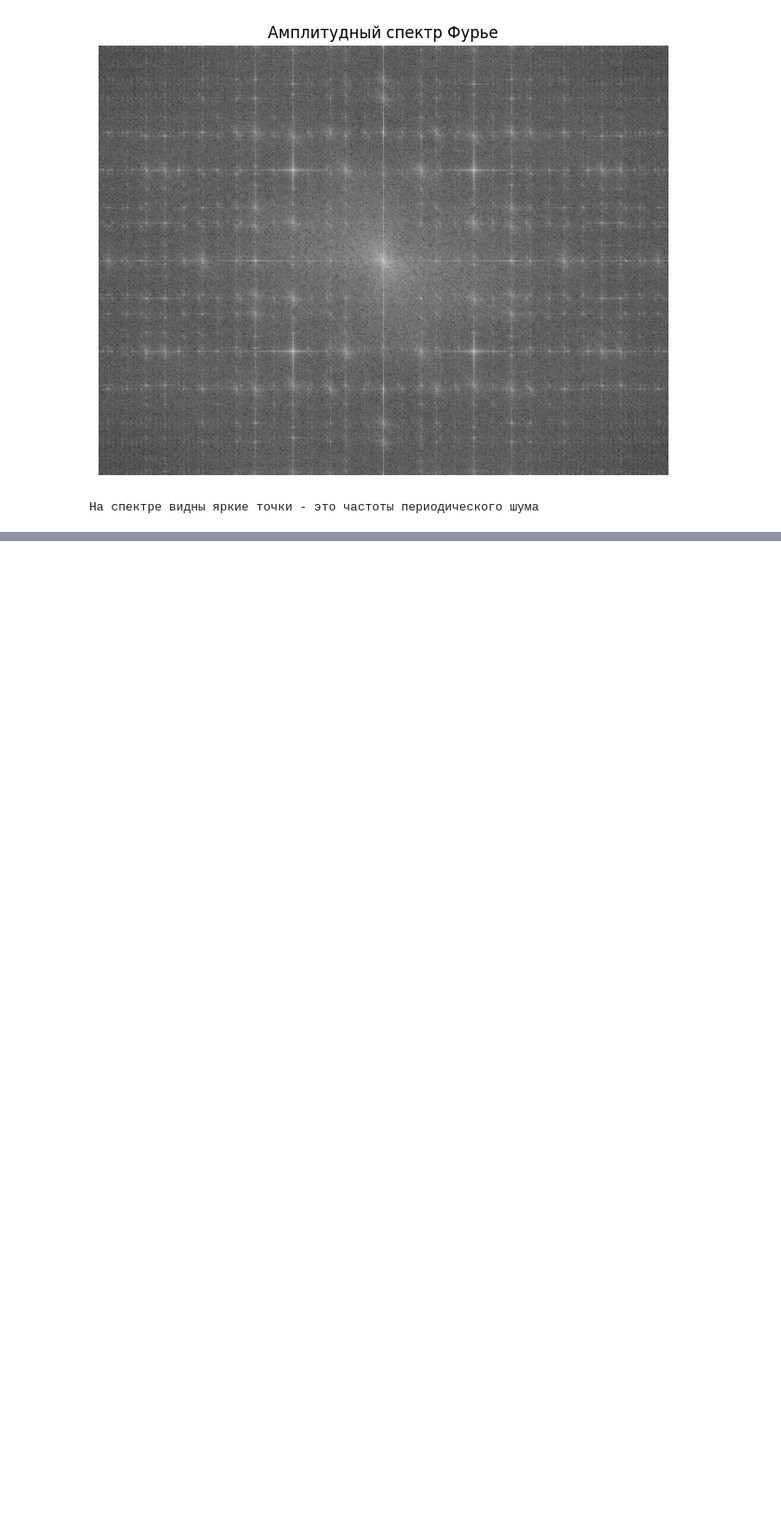
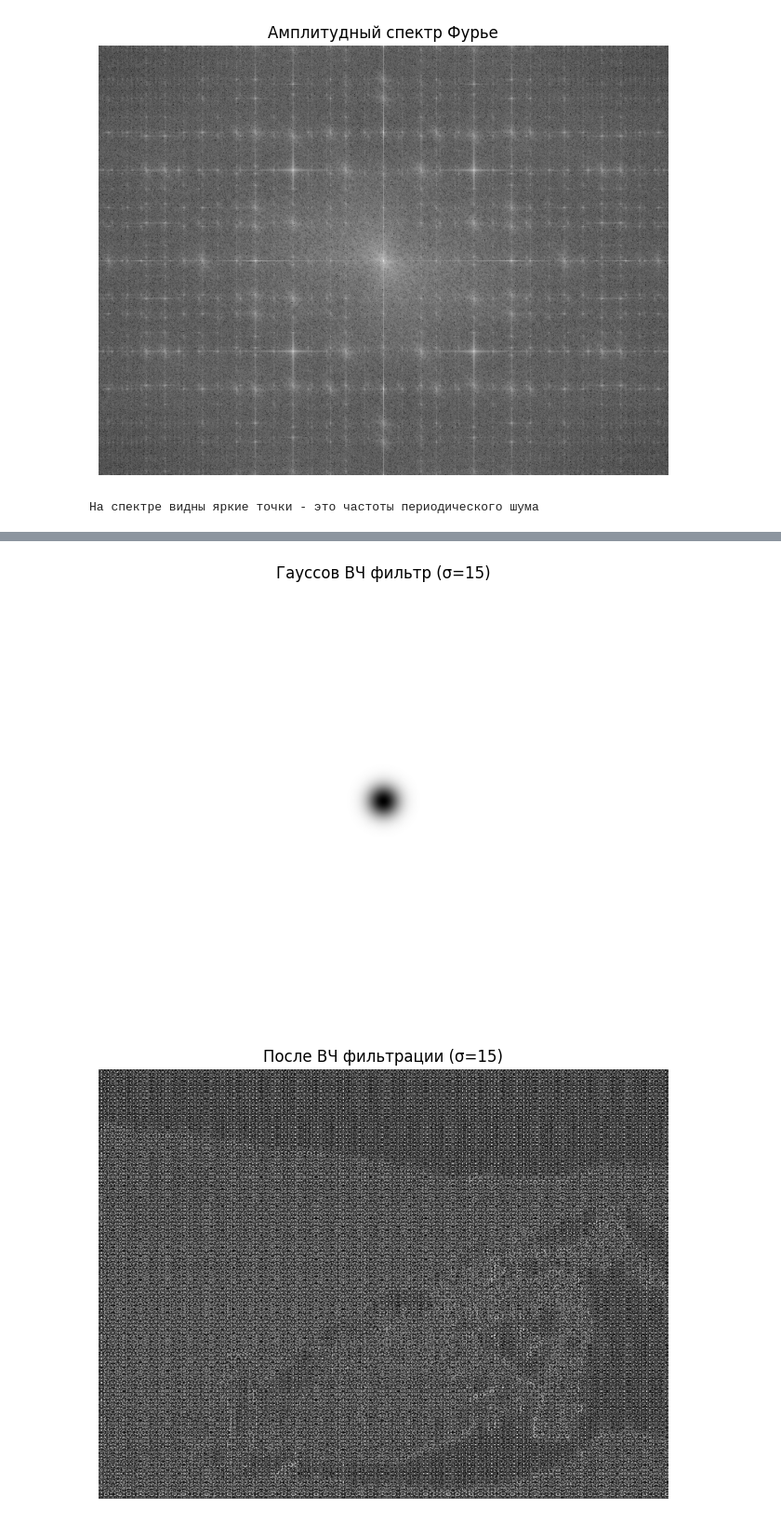
Before and after one commit to bizi2/image-processing, a Jupyter notebook: dz5/de_ip_5.ipynb, the cells around one changed output, grey strips where cells are left out. Shown at 93% size. Drawn from its saved outputs; the diff is of its cells as text; code cells hidden in the pictures; blank space fills up the shorter version.

```diff
--- a/dz5/de_ip_5.ipynb
+++ b/dz5/de_ip_5.ipynb
@@ -195,0 +142,27 @@ plt.show()
+# %%
+
+sigma = 15
+highpass_filter_15 = gaussian_highpass_filter(img.shape, sigma=sigma)
+
+plt.figure(figsize=(8, 6))
+plt.imshow(highpass_filter_15, cmap='gray')
+plt.title(f'Гауссов ВЧ фильтр (σ={sigma})')
+plt.axis('off')
+plt.show()
+
+
+f = np.fft.fft2(img)
+fshift = np.fft.fftshift(f)
+fshift_highpass = fshift * highpass_filter_15
+f_ishift_highpass = np.fft.ifftshift(fshift_highpass)
+img_highpass_15 = np.fft.ifft2(f_ishift_highpass)
+img_highpass_15 = np.abs(img_highpass_15)
+
+plt.figure(figsize=(8, 6))
+plt.imshow(img_highpass_15, cmap='gray')
+plt.title(f'После ВЧ фильтрации (σ={sigma})')
+plt.axis('off')
+plt.show()
+# %% [output]
+[figure, added]
+[figure, added]
```
Also changed, not shown: parts of 10 cells of this notebook, 3 other files.
